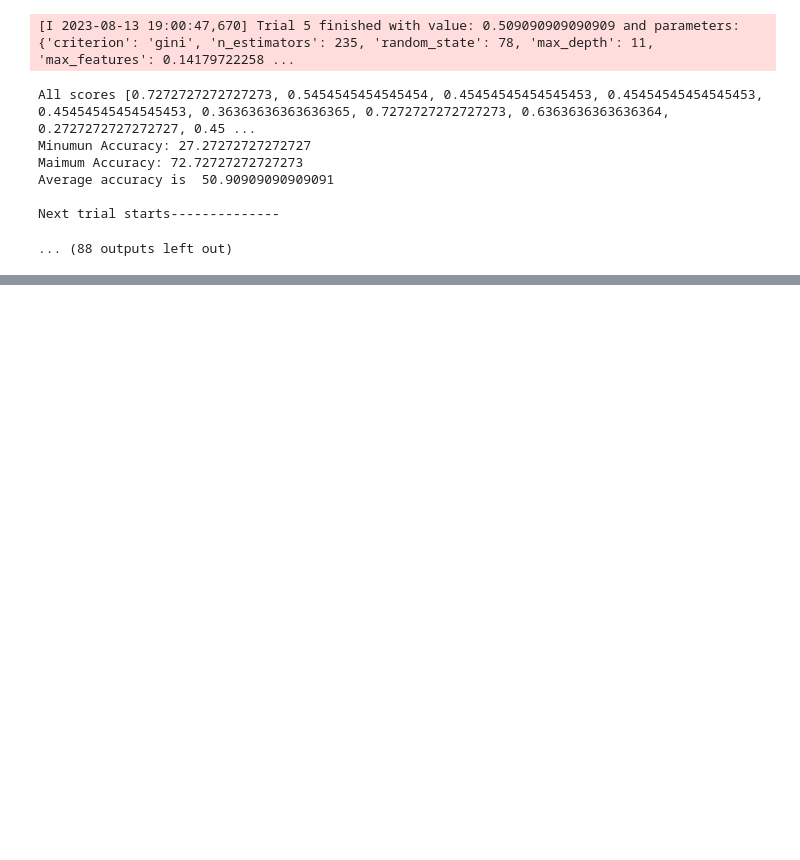
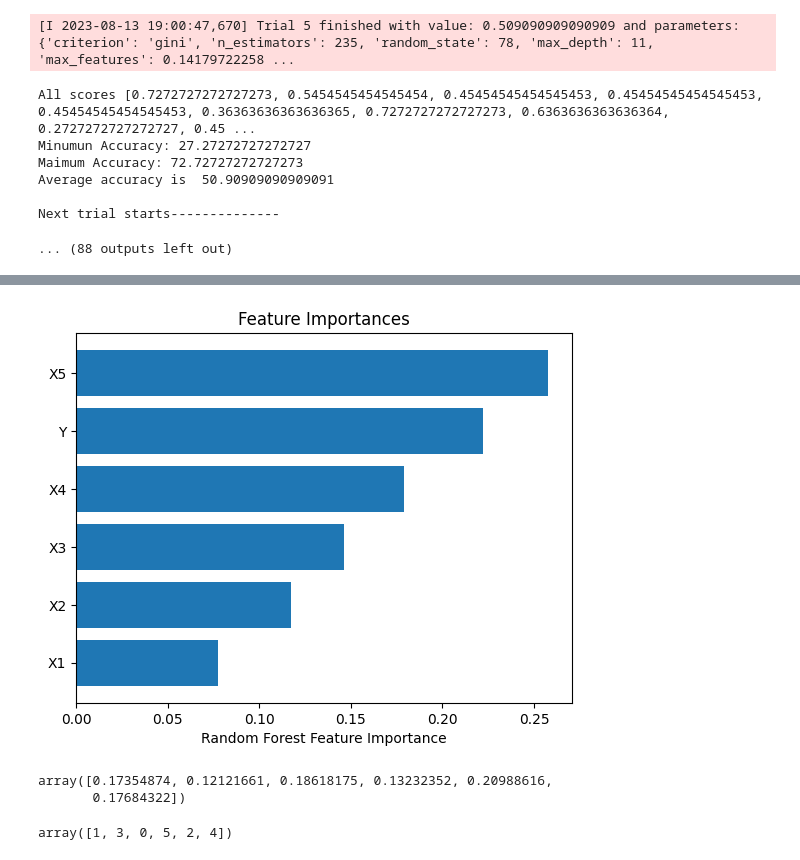
Before and after one commit to kuzhuppillil/LNsKeGUUsUTE43vc, a Jupyter notebook: Happy_Customer_.ipynb, the cells around one changed output, grey strips where cells are left out. Saved outputs shown, nothing was run; the diff lists cells and outputs as text; code cells hidden in the pictures; blank space fills up the shorter version.

```diff
--- a/Happy_Customer_.ipynb
+++ b/Happy_Customer_.ipynb
@@ -688,0 +668,10 @@ weighted avg       0.51      0.50      0.51        22
+# %%
+  rf_model = RandomForestClassifier(n_jobs=-1, criterion='gini', n_estimators=133, max_depth=3)
+  skf = StratifiedKFold(n_splits=5)
+
+  for train_index, test_index in skf.split(X,y):
+    Xtrain, Xtest, ytrain, ytest = X.iloc[train_index], X.iloc[test_index], y[train_index], y[test_index]
+
+    rf_model.fit(Xtrain,ytrain)
+    ypred = rf_model.predict(Xtest)
+    print(classification_report(ytest,ypred))
@@ -688,0 +696,19 @@ weighted avg       0.51      0.50      0.51        22
+# %%
+importances = rf_model.feature_importances_
+idxs = np.argsort(importances)
+plt.title('Feature Importances')
+plt.barh(range(len(idxs)), importances[idxs], align='center')
+plt.yticks(range(len(idxs)), [df.columns[i] for i in idxs])
+plt.xlabel('Random Forest Feature Importance')
+plt.show()
+# %% [output]
+[figure, added]
+# %%
+importances
+# %% [output]
+array([0.17354874, 0.12121661, 0.18618175, 0.13232352, 0.20988616,
+       0.17684322])
+# %%
+idxs
+# %% [output]
+array([1, 3, 0, 5, 2, 4])
```
Also changed, not shown: parts of 8 cells of this notebook.
